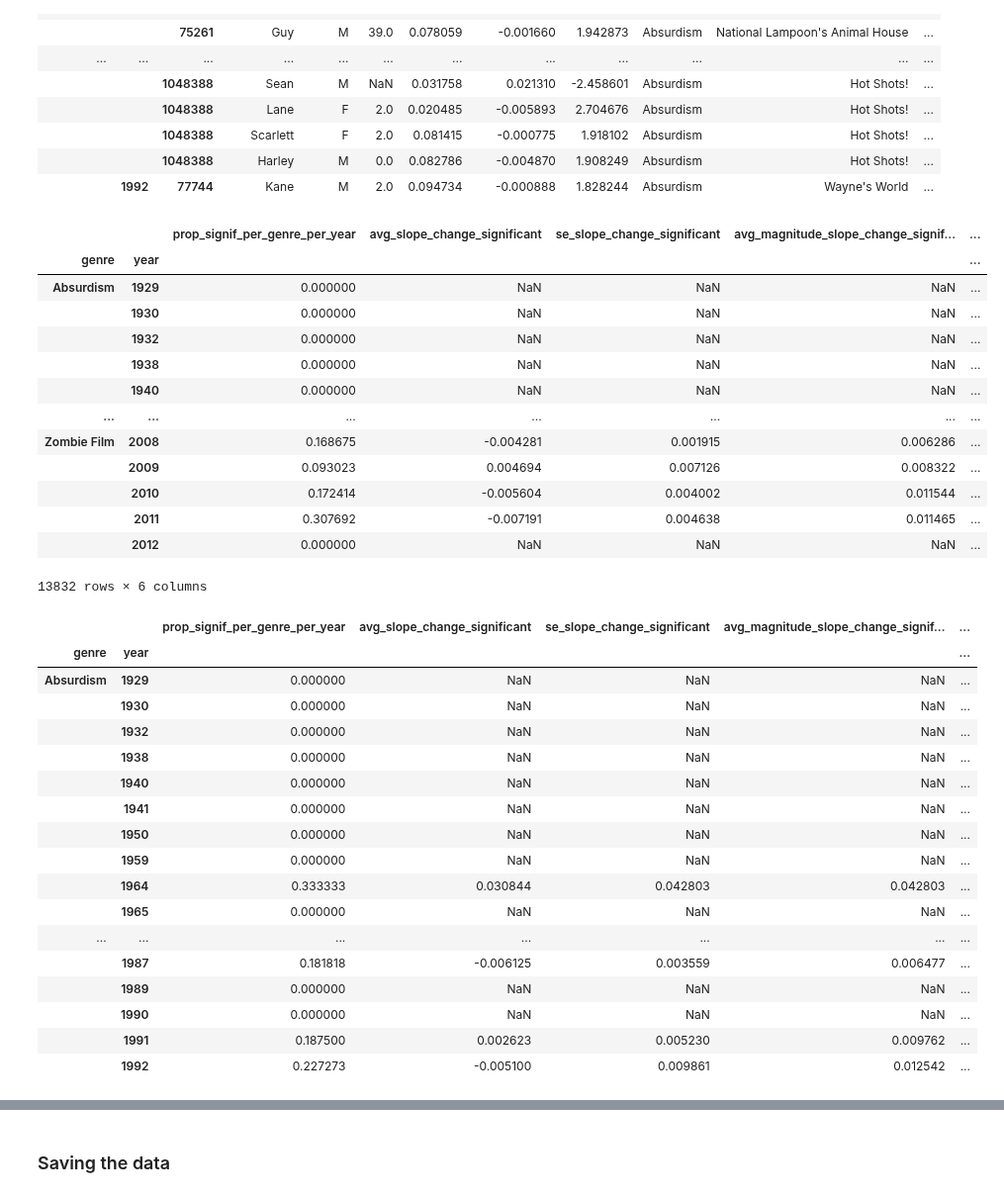
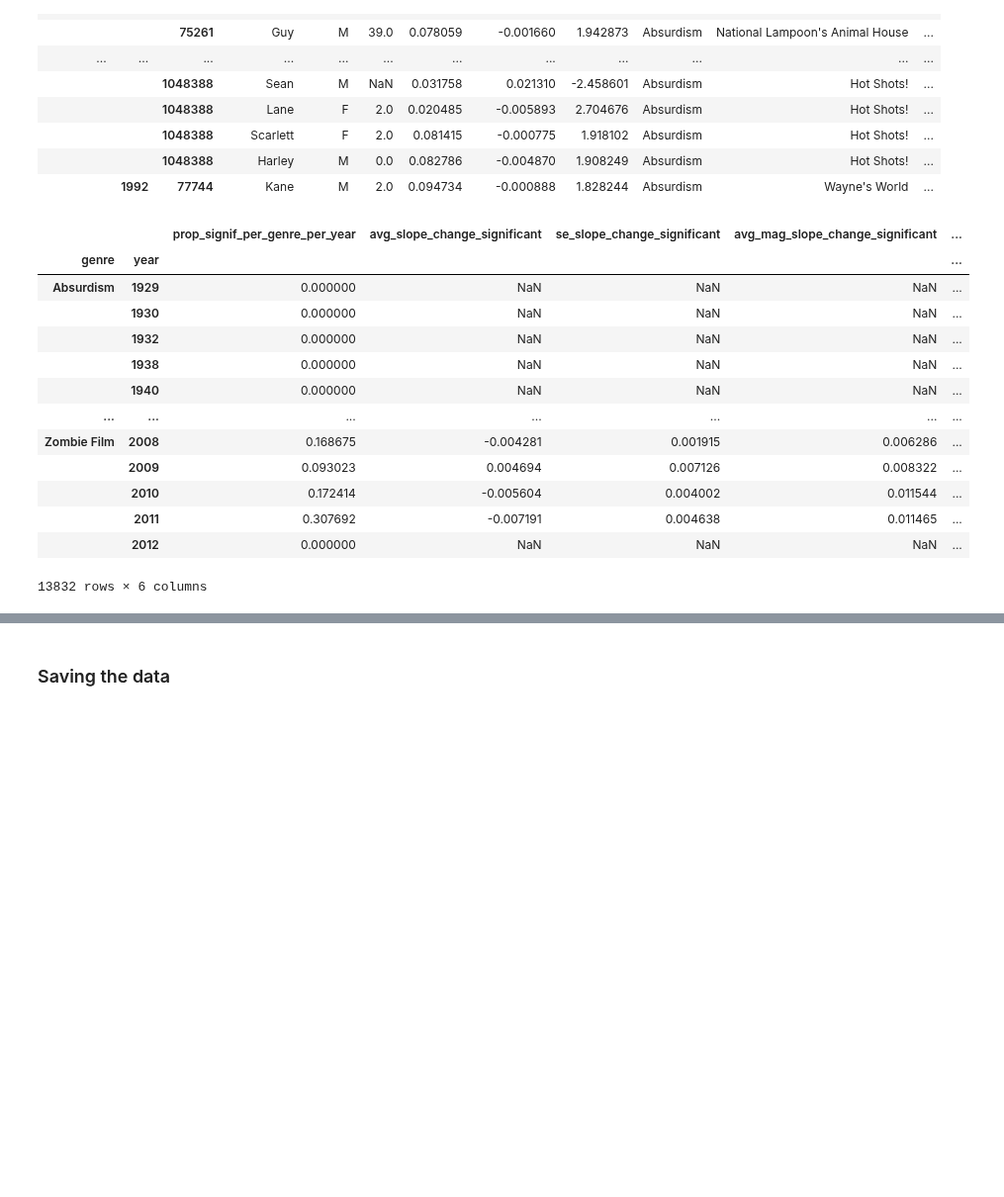
Before and after one commit to epfl-ada/ada-2023-project-abadakor, a Jupyter notebook: parallel_questions.ipynb, the cells around one changed output, grey strips where cells are left out. Shown at 99% size. Saved outputs shown, nothing was run; the diff lists cells and outputs as text; code cells hidden in the pictures; blank space fills up the shorter version.

```diff
--- a/parallel_questions.ipynb
+++ b/parallel_questions.ipynb
@@ -499,17 +487,17 @@ name_by_genre_per_year_prop_df.head(30)
 # %%
 # Compute proportion of impacted names by genre by year
 name_by_genre_per_year_prop_df = movie_genre_aggregate_with_years_df.groupby(['genre','year']).apply(lambda x: pd.Series({
         'prop_signif_per_genre_per_year': (x['p_value'] < 0.1).sum()/len(x['p_value']),
         'avg_slope_change_significant': x[x['p_value'] < 0.1]['slope_change'].mean(),
         'se_slope_change_significant': x[x['p_value'] < 0.1]['slope_change'].sem(),
         'avg_mag_slope_change_significant': x[x['p_value'] < 0.1]['slope_change'].abs().mean(),
         'se_slope_change_magnitude_significant': x[x['p_value'] < 0.1]['slope_change'].abs().sem(),
         'avg_slope_change_global': x['slope_change'].mean()
     }))
 display(name_by_genre_per_year_prop_df)
-name_by_genre_per_year_prop_df.head(30)
+#name_by_genre_per_year_prop_df.head(30)
 # %% [output]
-|  |  | prop_signif_per_genre_per_year | avg_slope_change_significant | se_slope_change_significant | avg_magnitude_slope_change_signif... | ... |
+|  |  | prop_signif_per_genre_per_year | avg_slope_change_significant | se_slope_change_significant | avg_mag_slope_change_significant | ... |
 | genre | year |  |  |  |  | ... |
 | Absurdism | 1929 | 0.000000 | NaN | NaN | NaN | ... |
 |  | 1930 | 0.000000 | NaN | NaN | NaN | ... |
@@ -523,21 +511,3 @@ name_by_genre_per_year_prop_df.head(30)
 |  | 2011 | 0.307692 | -0.007191 | 0.004638 | 0.011465 | ... |
 |  | 2012 | 0.000000 | NaN | NaN | NaN | ... |
 13832 rows × 6 columns
-|  |  | prop_signif_per_genre_per_year | avg_slope_change_significant | se_slope_change_significant | avg_magnitude_slope_change_signif... | ... |
-| genre | year |  |  |  |  | ... |
-| Absurdism | 1929 | 0.000000 | NaN | NaN | NaN | ... |
-|  | 1930 | 0.000000 | NaN | NaN | NaN | ... |
-|  | 1932 | 0.000000 | NaN | NaN | NaN | ... |
-|  | 1938 | 0.000000 | NaN | NaN | NaN | ... |
-|  | 1940 | 0.000000 | NaN | NaN | NaN | ... |
-|  | 1941 | 0.000000 | NaN | NaN | NaN | ... |
-|  | 1950 | 0.000000 | NaN | NaN | NaN | ... |
-|  | 1959 | 0.000000 | NaN | NaN | NaN | ... |
-|  | 1964 | 0.333333 | 0.030844 | 0.042803 | 0.042803 | ... |
-|  | 1965 | 0.000000 | NaN | NaN | NaN | ... |
-| ... | ... | ... | ... | ... | ... | ... |
-|  | 1987 | 0.181818 | -0.006125 | 0.003559 | 0.006477 | ... |
-|  | 1989 | 0.000000 | NaN | NaN | NaN | ... |
-|  | 1990 | 0.000000 | NaN | NaN | NaN | ... |
-|  | 1991 | 0.187500 | 0.002623 | 0.005230 | 0.009762 | ... |
-|  | 1992 | 0.227273 | -0.005100 | 0.009861 | 0.012542 | ... |
```
Also changed, not shown: parts of 7 cells of this notebook, 3 other files.
